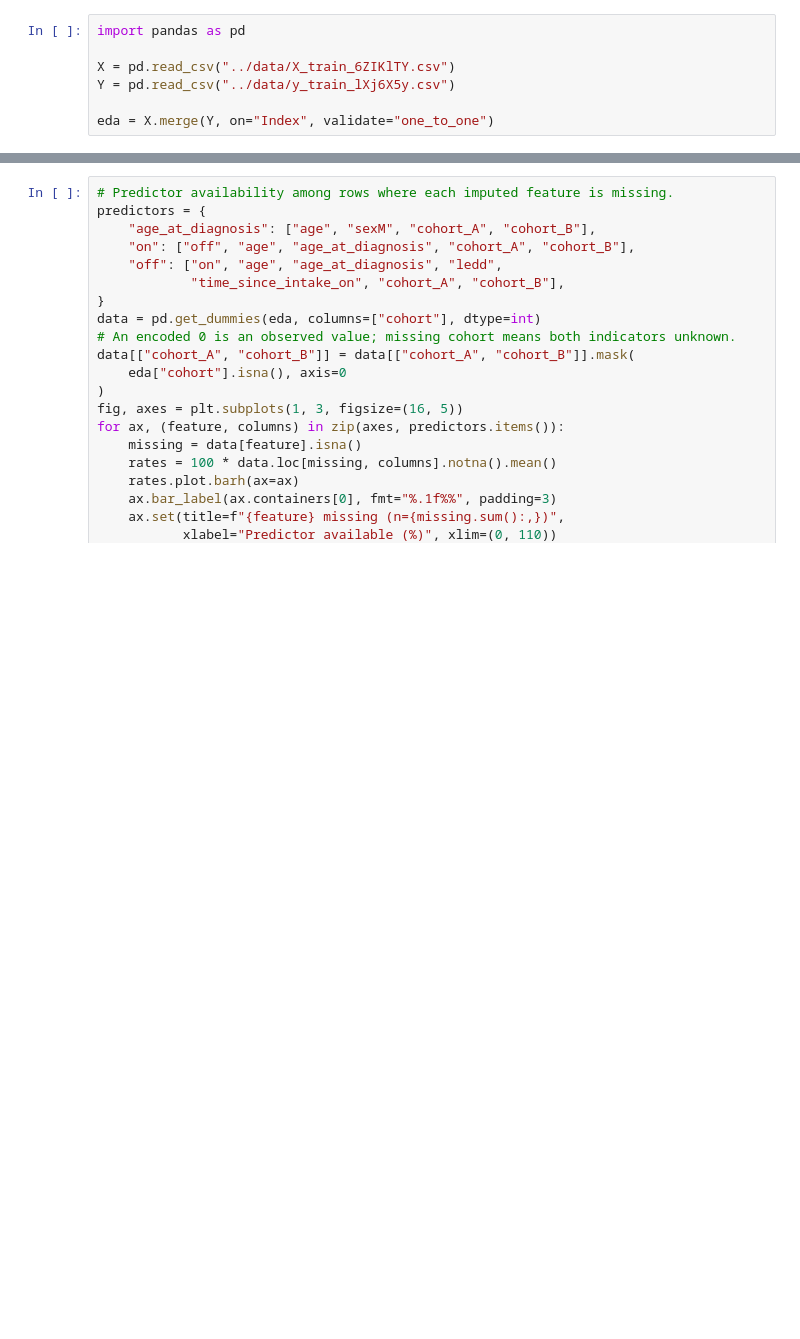
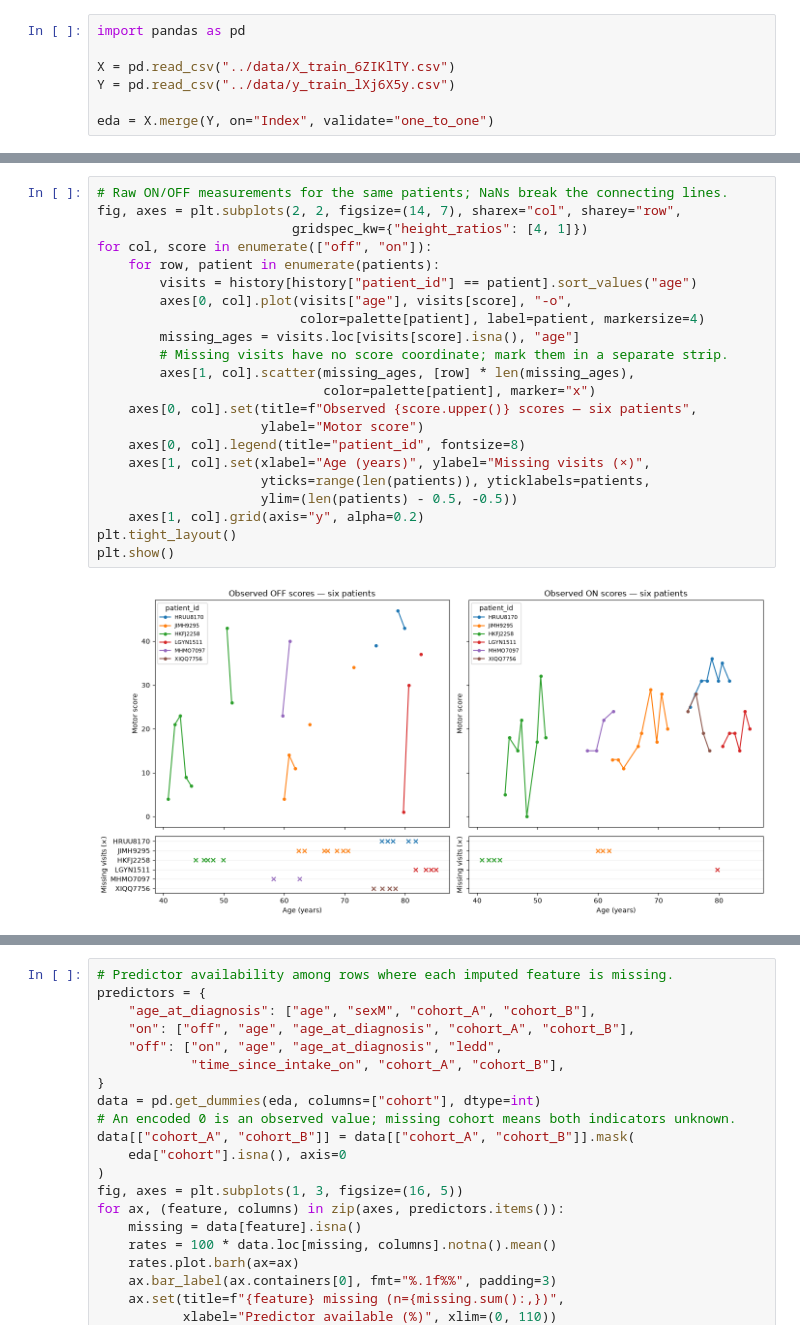
Before and after one commit to luc-polo/Challenge_Parkinson_disease, a Jupyter notebook: exploration/dataset_exploration.ipynb, the cells around one changed output, grey strips where cells are left out. Saved outputs shown, nothing was run; the diff lists cells and outputs as text; blank space fills up the shorter version.

```diff
--- a/exploration/dataset_exploration.ipynb
+++ b/exploration/dataset_exploration.ipynb
@@ -75,0 +80,24 @@ B                    5.5
+# %%
+# Raw ON/OFF measurements for the same patients; NaNs break the connecting lines.
+fig, axes = plt.subplots(2, 2, figsize=(14, 7), sharex="col", sharey="row",
+                         gridspec_kw={"height_ratios": [4, 1]})
+for col, score in enumerate(["off", "on"]):
+    for row, patient in enumerate(patients):
+        visits = history[history["patient_id"] == patient].sort_values("age")
+        axes[0, col].plot(visits["age"], visits[score], "-o",
+                          color=palette[patient], label=patient, markersize=4)
+        missing_ages = visits.loc[visits[score].isna(), "age"]
+        # Missing visits have no score coordinate; mark them in a separate strip.
+        axes[1, col].scatter(missing_ages, [row] * len(missing_ages),
+                             color=palette[patient], marker="x")
+    axes[0, col].set(title=f"Observed {score.upper()} scores — six patients",
+                     ylabel="Motor score")
+    axes[0, col].legend(title="patient_id", fontsize=8)
+    axes[1, col].set(xlabel="Age (years)", ylabel="Missing visits (×)",
+                     yticks=range(len(patients)), yticklabels=patients,
+                     ylim=(len(patients) - 0.5, -0.5))
+    axes[1, col].grid(axis="y", alpha=0.2)
+plt.tight_layout()
+plt.show()
+# %% [output]
+[figure, added]
```
Also changed, not shown: parts of 3 cells of this notebook, 1 other file.
